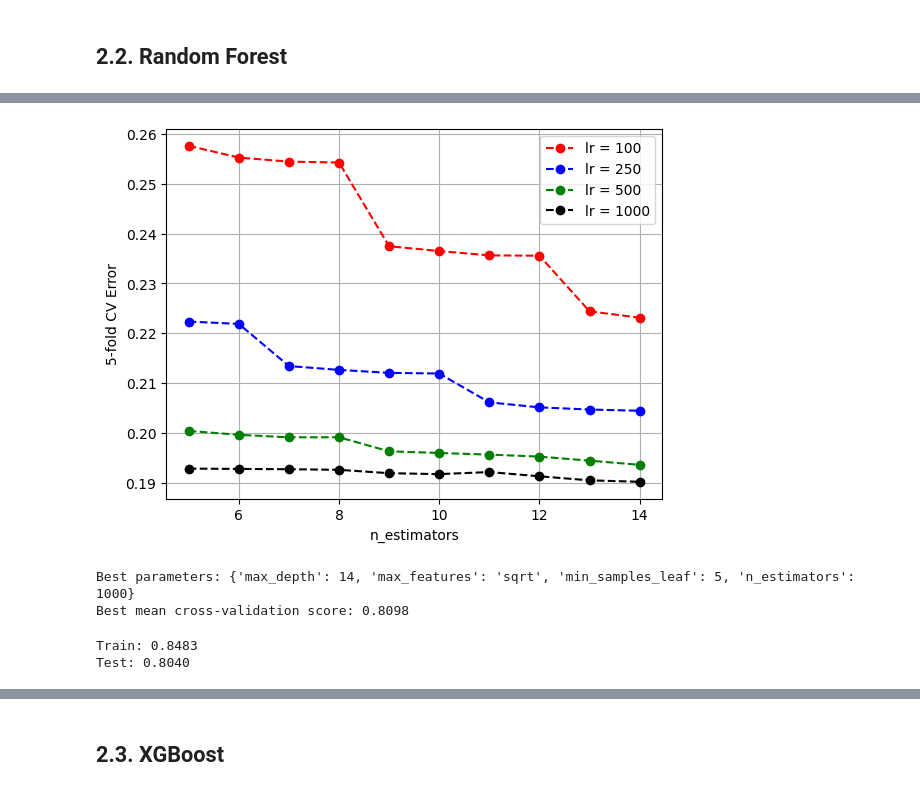
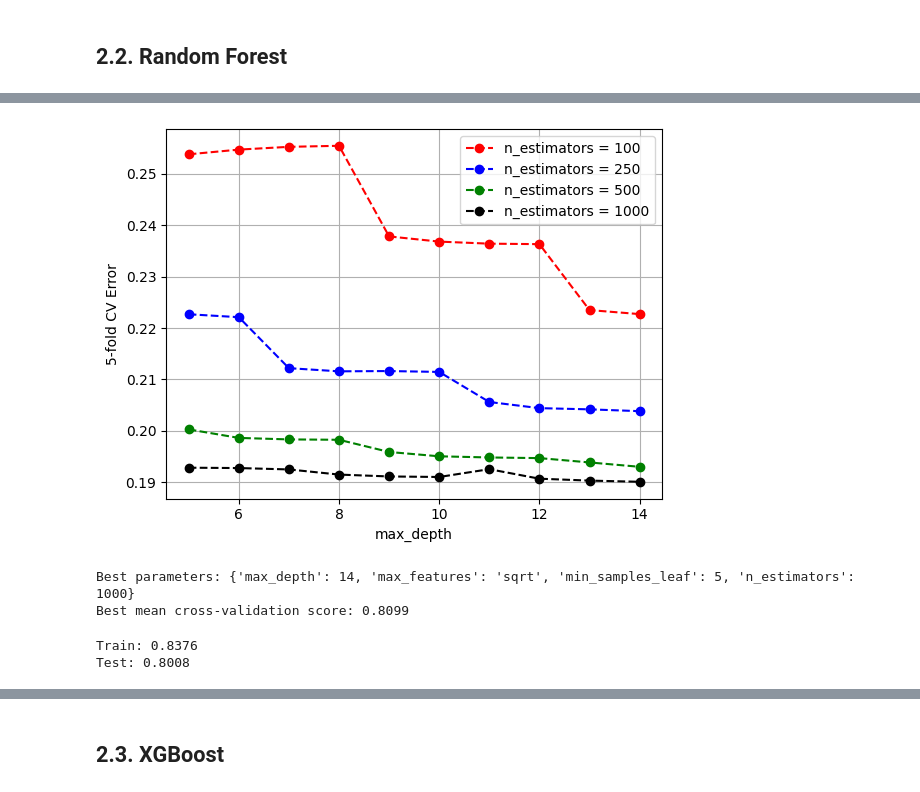
Before and after one commit to JCRbit/machine-learning-py, a Jupyter notebook: machine_learning_airbnb.ipynb, the cells around one changed output, grey strips where cells are left out. Cells and saved outputs as stored; diff of their text form; code cells hidden in the pictures.

```diff
--- a/machine_learning_airbnb.ipynb
+++ b/machine_learning_airbnb.ipynb
@@ -256 +263,21 @@ memory usage: 2.6 MB
+# %%
+import utm
+
+# Plaza Puerta del Sol, Madrid coordinates
+longitude0 = -3.7034
+latitude0 = 40.4167
+
+# Project latitutude, logitude coordinates into x-y plane
+x0, y0, _, _ = utm.from_latlon(latitude0, longitude0)
+x_train, y_train, _, _ = utm.from_latlon(mad_train["Latitude"].values, mad_train["Longitude"].values)
+x_test, y_test, _, _ = utm.from_latlon(mad_test["Latitude"].values, mad_test["Longitude"].values)
+
+# Polar coordinates
+mad_train["r"] = np.sqrt((x_train - x0)**2 + (y_train - y0)**2)
+mad_train["theta"] = np.arctan2(y_train - y0, x_train - x0) * 180 / np.pi
+mad_test["r"] = np.sqrt((x_test - x0)**2 + (y_test - y0)**2)
+mad_test["theta"] = np.arctan2(y_test - y0, x_test - x0) * 180 / np.pi
+
+mad_train.drop(["Latitude", "Longitude"], axis=1, inplace=True)
+mad_test.drop(["Latitude", "Longitude"], axis=1, inplace=True)
 # %% [markdown]
@@ -383,7 +410,7 @@ y_test = mad_test["log_price"].values
 from sklearn.model_selection import GridSearchCV
 from sklearn.linear_model import Ridge
 
-alphas = np.logspace(-2, -0.5, 25)
+alphas = np.logspace(-2, 1, 25)
 grid = GridSearchCV(Ridge(random_state=0), scoring='neg_mean_squared_error', param_grid={'alpha': alphas}, cv=5)
 grid.fit(X_train, y_train)
 
@@ -467,5 +494,5 @@ param_grid_rf = {"min_samples_leaf": [5],
                  "max_features": ["sqrt"]
                  }
 
-grid_rf = GridSearchCV(RandomForestRegressor(random_state=0), param_grid=param_grid_rf, cv=5, verbose=2)
+grid_rf = GridSearchCV(RandomForestRegressor(random_state=0), param_grid=param_grid_rf, cv=5)
 grid_rf.fit(X_train, y_train)
@@ -495,16 +499,16 @@ GridSearchCV(cv=5, estimator=RandomForestRegressor(random_state=0),
 # %%
 error = 1 - grid_rf.cv_results_["mean_test_score"].reshape(len(n_estimators), len(max_depth))
 colors = ["r", "b", "g", "k", "m"]
-for i, lr in enumerate(n_estimators):
-    plt.plot(max_depth, error[i,:], colors[i] + "--o", label="lr = %g"%lr)
+for i, n in enumerate(n_estimators):
+    plt.plot(max_depth, error[i,:], colors[i] + "--o", label="n_estimators = %g"%n)
 
 plt.legend()
-plt.xlabel(f"n_estimators")
+plt.xlabel(f"max_depth")
 plt.ylabel(f"{grid_rf.cv}-fold CV Error")
 plt.grid()
 plt.show()
 # %% [output]
-[figure, old version]
+[figure, new version]
 # %%
 # Best parameters
 best_params_rf = grid_rf.best_params_
@@ -514,19 +518,19 @@ print(f"Best parameters: {best_params_rf}")
 print(f"Best mean cross-validation score: {best_score_rf:.4f}")
 # %% [output]
 Best parameters: {'max_depth': 14, 'max_features': 'sqrt', 'min_samples_leaf': 5, 'n_estimators': 1000}
-Best mean cross-validation score: 0.8098
+Best mean cross-validation score: 0.8099
 # %%
 rf = RandomForestRegressor(random_state=0,
                            min_samples_leaf=5,
-                           max_depth=10,
+                           max_depth=9,
                            n_estimators=1000,
                            max_features="sqrt").fit(X_train, y_train)
 
 print(f"Train: {rf.score(X_train, y_train):.4f}")
 print(f"Test: {rf.score(X_test, y_test):.4f}")
 # %% [output]
-Train: 0.8483
-Test: 0.8040
+Train: 0.8376
+Test: 0.8008
 # %%
 # Feature importance
 
```
Also changed, not shown: parts of 18 cells of this notebook.
